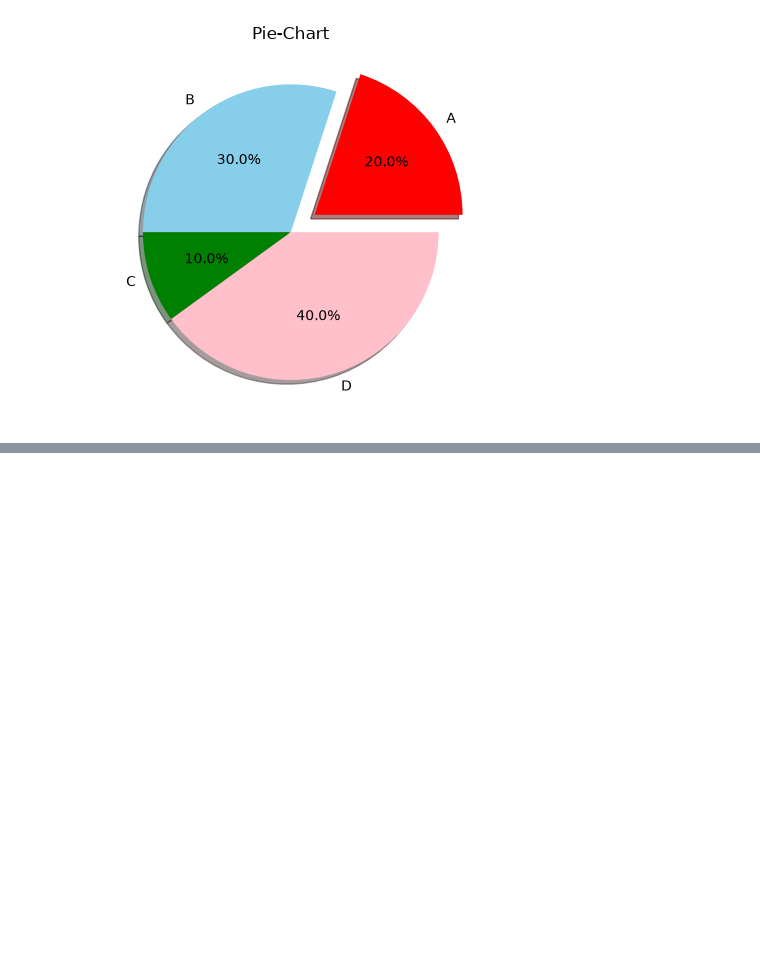
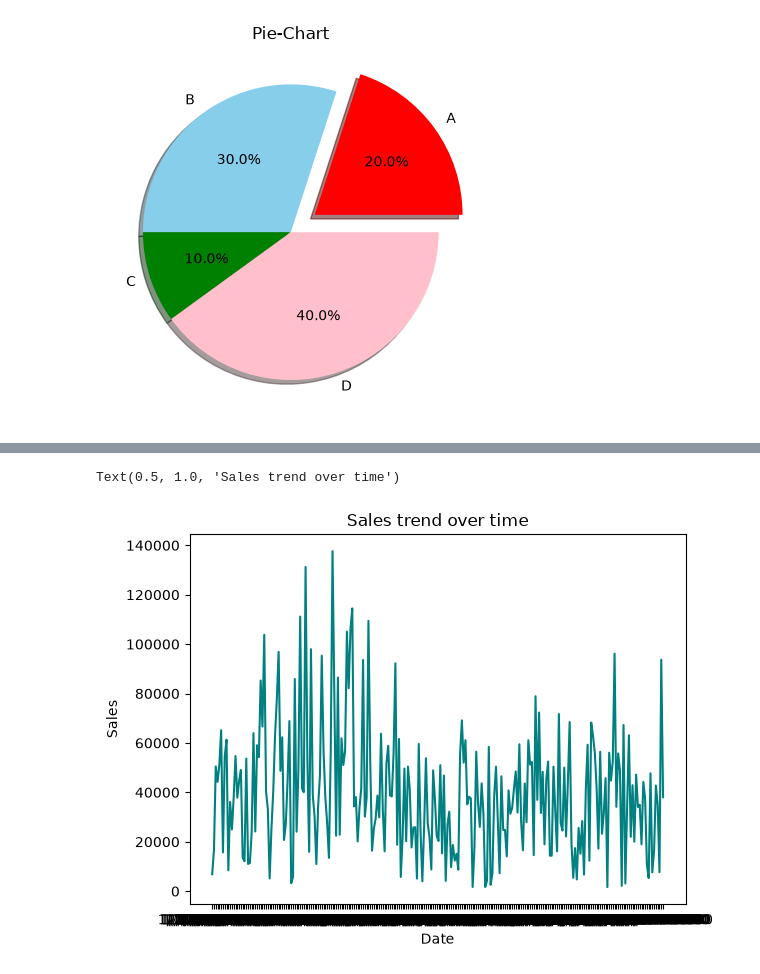
Before and after one commit to utkarshjoshi24/Machine-Learning-, a Jupyter notebook: Data Visualization/sample.ipynb, the cells around one changed output, grey strips where cells are left out. Cells and saved outputs as stored; diff of their text form; code cells hidden in the pictures; blank space fills up the shorter version.

Commit message:
used sample csv file to visualize the sales

```diff
--- a/Data Visualization/sample.ipynb
+++ b/Data Visualization/sample.ipynb
@@ -117,3 +117,8 @@ plt.title("Pie-Chart")
 # %% [output]
 Text(0.5, 1.0, 'Pie-Chart')
 [figure]
+# %%
+import pandas as pd
+sales_data_df = pd.read_csv("sales_data_sample.csv",encoding="utf-8",
+    encoding_errors="ignore")
+sales_data_df.head(5)
@@ -119,0 +133,9 @@ Text(0.5, 1.0, 'Pie-Chart')
+# %%
+sales_trend = sales_data_df.groupby("ORDERDATE")["SALES"].sum().reset_index()
+plt.plot(sales_trend["ORDERDATE"], sales_trend["SALES"], color='teal')
+plt.xlabel("Date")
+plt.ylabel("Sales")
+plt.title("Sales trend over time")
+# %% [output]
+Text(0.5, 1.0, 'Sales trend over time')
+[figure, added]
```
Also changed, not shown: parts of 1 cell of this notebook, 1 other file.
